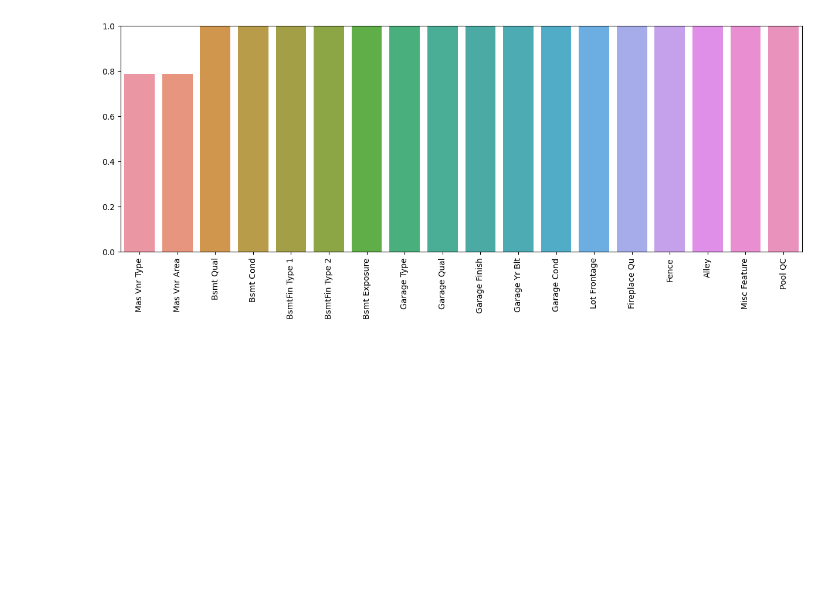
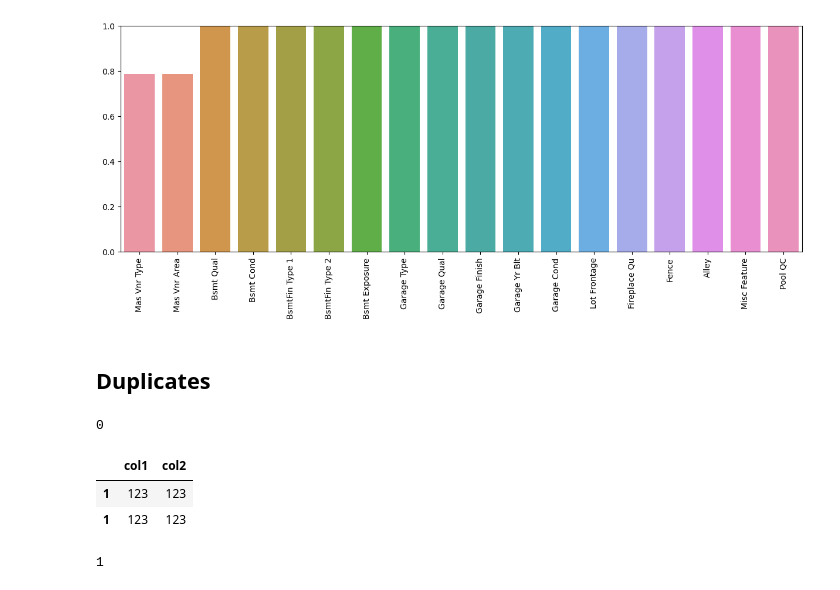
Before and after one commit to DanialAslam04/Deep_Learning_BWF_Danial_Aslam, a Jupyter notebook: Task15/MissingData_Outlier_Duplicates.ipynb, the cells around one changed output. Cells and saved outputs as stored; diff of their text form; code cells hidden in the pictures; blank space fills up the shorter version.

```diff
--- a/Task15/MissingData_Outlier_Duplicates.ipynb
+++ b/Task15/MissingData_Outlier_Duplicates.ipynb
@@ -349,3 +349,22 @@ plt.ylim(0,1)
 # %% [output]
 (0.0, 1.0)
 [figure]
+# %% [markdown]
+## Duplicates
+# %%
+duplicates = df.duplicated().sum()
+duplicates
+# %% [output]
+0
+# %%
+dic = {'col1':[123,123] , 'col2':[123,123]}
+data = pd.DataFrame(index = [1,1],data = dic)
+data
+# %% [output]
+|  | col1 | col2 |
+| 1 | 123 | 123 |
+| 1 | 123 | 123 |
+# %%
+data.duplicated().sum()
+# %% [output]
+1
```
Also changed, not shown: parts of 1 cell of this notebook.
